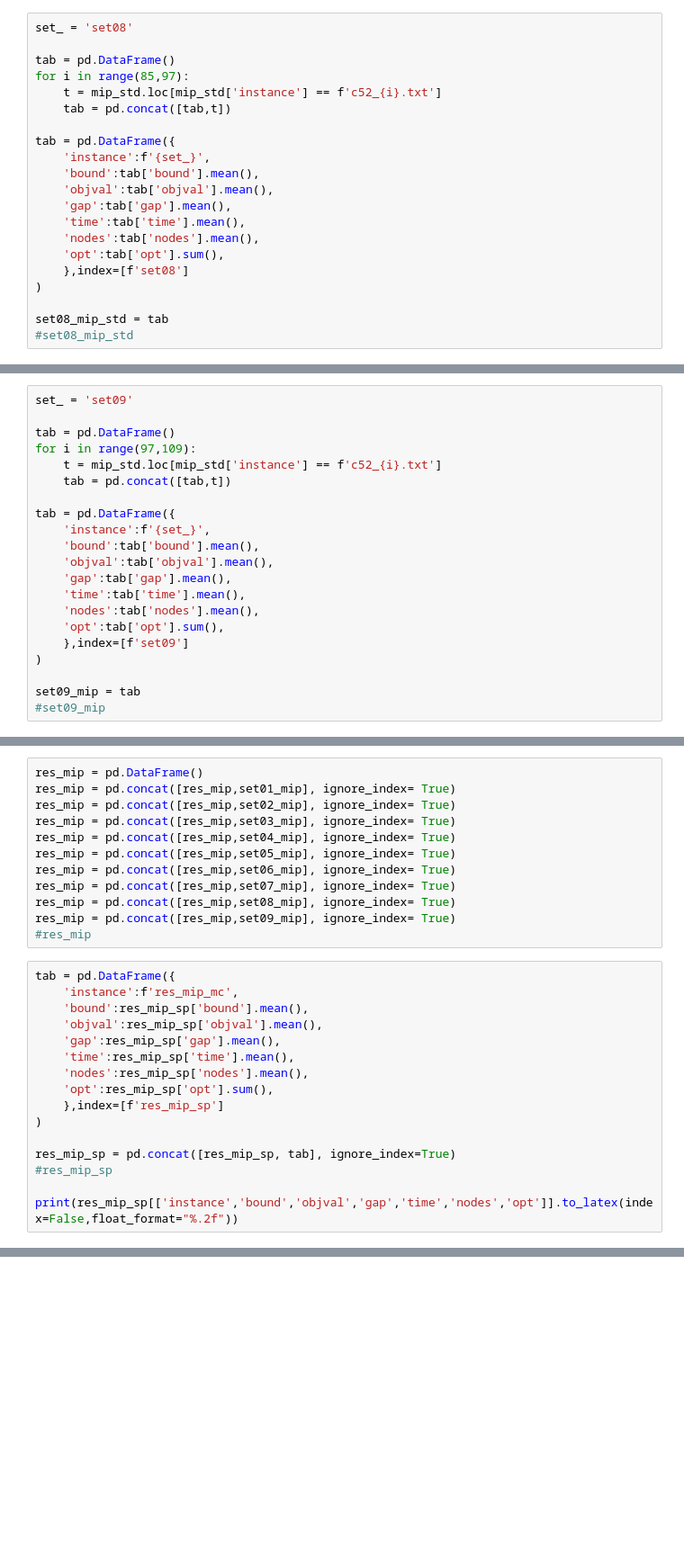
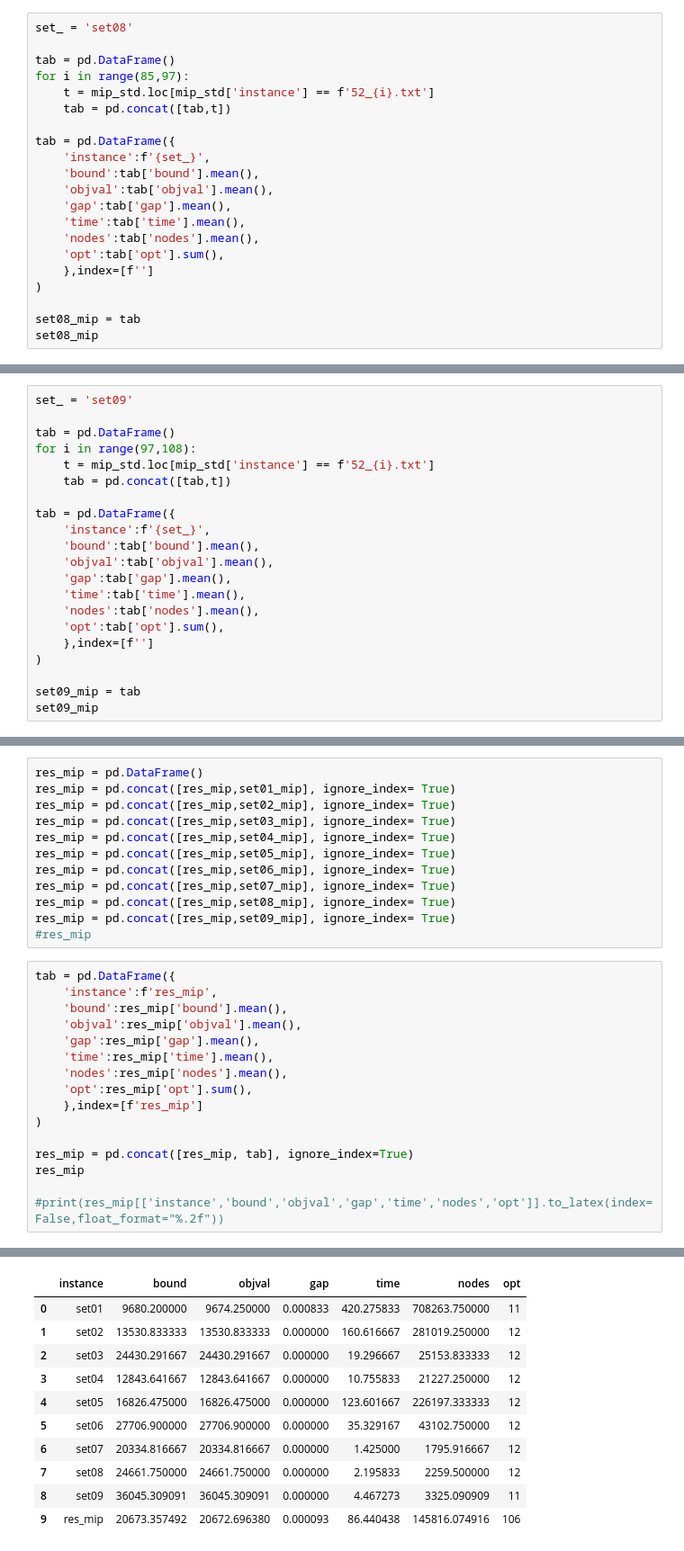
Before and after one commit to jesusossian/mmq_msc_andressa, a Jupyter notebook: src/lsr_std/lsr_std_feasible_first.ipynb, the cells around one changed output, grey strips where cells are left out. Shown at 90% size. Saved outputs shown, nothing was run; the diff lists cells and outputs as text; blank space fills up the shorter version.

```diff
--- a/src/lsr_std/lsr_std_feasible_first.ipynb
+++ b/src/lsr_std/lsr_std_feasible_first.ipynb
@@ -483,7 +527,7 @@ set_ = 'set08'
 
 tab = pd.DataFrame()
 for i in range(85,97):
-    t = mip_std.loc[mip_std['instance'] == f'c52_{i}.txt']
+    t = mip_std.loc[mip_std['instance'] == f'52_{i}.txt']
     tab = pd.concat([tab,t])
 
 tab = pd.DataFrame({
@@ -494,8 +538,8 @@ tab = pd.DataFrame({
     'time':tab['time'].mean(),
     'nodes':tab['nodes'].mean(),
     'opt':tab['opt'].sum(),
-    },index=[f'set08']
+    },index=[f'']
 )
 
-set08_mip_std = tab
-#set08_mip_std
+set08_mip = tab
+set08_mip
@@ -503,8 +550,8 @@ set08_mip_std = tab
 set_ = 'set09'
 
 tab = pd.DataFrame()
-for i in range(97,109):
-    t = mip_std.loc[mip_std['instance'] == f'c52_{i}.txt']
+for i in range(97,108):
+    t = mip_std.loc[mip_std['instance'] == f'52_{i}.txt']
     tab = pd.concat([tab,t])
 
 tab = pd.DataFrame({
@@ -515,8 +562,8 @@ tab = pd.DataFrame({
     'time':tab['time'].mean(),
     'nodes':tab['nodes'].mean(),
     'opt':tab['opt'].sum(),
-    },index=[f'set09']
+    },index=[f'']
 )
 
 set09_mip = tab
-#set09_mip
+set09_mip
@@ -534,18 +584,18 @@ res_mip = pd.concat([res_mip,set09_mip], ignore_index= True)
 #res_mip
 # %%
 tab = pd.DataFrame({
-    'instance':f'res_mip_mc',
-    'bound':res_mip_sp['bound'].mean(),
-    'objval':res_mip_sp['objval'].mean(),
-    'gap':res_mip_sp['gap'].mean(),
-    'time':res_mip_sp['time'].mean(),
-    'nodes':res_mip_sp['nodes'].mean(),
-    'opt':res_mip_sp['opt'].sum(),
-    },index=[f'res_mip_sp']
+    'instance':f'res_mip',
+    'bound':res_mip['bound'].mean(),
+    'objval':res_mip['objval'].mean(),
+    'gap':res_mip['gap'].mean(),
+    'time':res_mip['time'].mean(),
+    'nodes':res_mip['nodes'].mean(),
+    'opt':res_mip['opt'].sum(),
+    },index=[f'res_mip']
 )
 
-res_mip_sp = pd.concat([res_mip_sp, tab], ignore_index=True)
-#res_mip_sp
+res_mip = pd.concat([res_mip, tab], ignore_index=True)
+res_mip
 
-print(res_mip_sp[['instance','bound','objval','gap','time','nodes','opt']].to_latex(index=False,float_format="%.2f"))
+#print(res_mip[['instance','bound','objval','gap','time','nodes','opt']].to_latex(index=False,float_format="%.2f"))
 # %% [output]
@@ -567,0 +602,11 @@ res_mip_mc & 33709.88 & 32990.76 & 0.02 & 3195.43 & 891527.01 & 15 \\
+|  | instance | bound | objval | gap | time | nodes | opt |
+| 0 | set01 | 9680.200000 | 9674.250000 | 0.000833 | 420.275833 | 708263.750000 | 11 |
+| 1 | set02 | 13530.833333 | 13530.833333 | 0.000000 | 160.616667 | 281019.250000 | 12 |
+| 2 | set03 | 24430.291667 | 24430.291667 | 0.000000 | 19.296667 | 25153.833333 | 12 |
+| 3 | set04 | 12843.641667 | 12843.641667 | 0.000000 | 10.755833 | 21227.250000 | 12 |
+| 4 | set05 | 16826.475000 | 16826.475000 | 0.000000 | 123.601667 | 226197.333333 | 12 |
+| 5 | set06 | 27706.900000 | 27706.900000 | 0.000000 | 35.329167 | 43102.750000 | 12 |
+| 6 | set07 | 20334.816667 | 20334.816667 | 0.000000 | 1.425000 | 1795.916667 | 12 |
+| 7 | set08 | 24661.750000 | 24661.750000 | 0.000000 | 2.195833 | 2259.500000 | 12 |
+| 8 | set09 | 36045.309091 | 36045.309091 | 0.000000 | 4.467273 | 3325.090909 | 11 |
+| 9 | res_mip | 20673.357492 | 20672.696380 | 0.000093 | 86.440438 | 145816.074916 | 106 |
```
Also changed, not shown: parts of 36 cells of this notebook, 3 other files.
